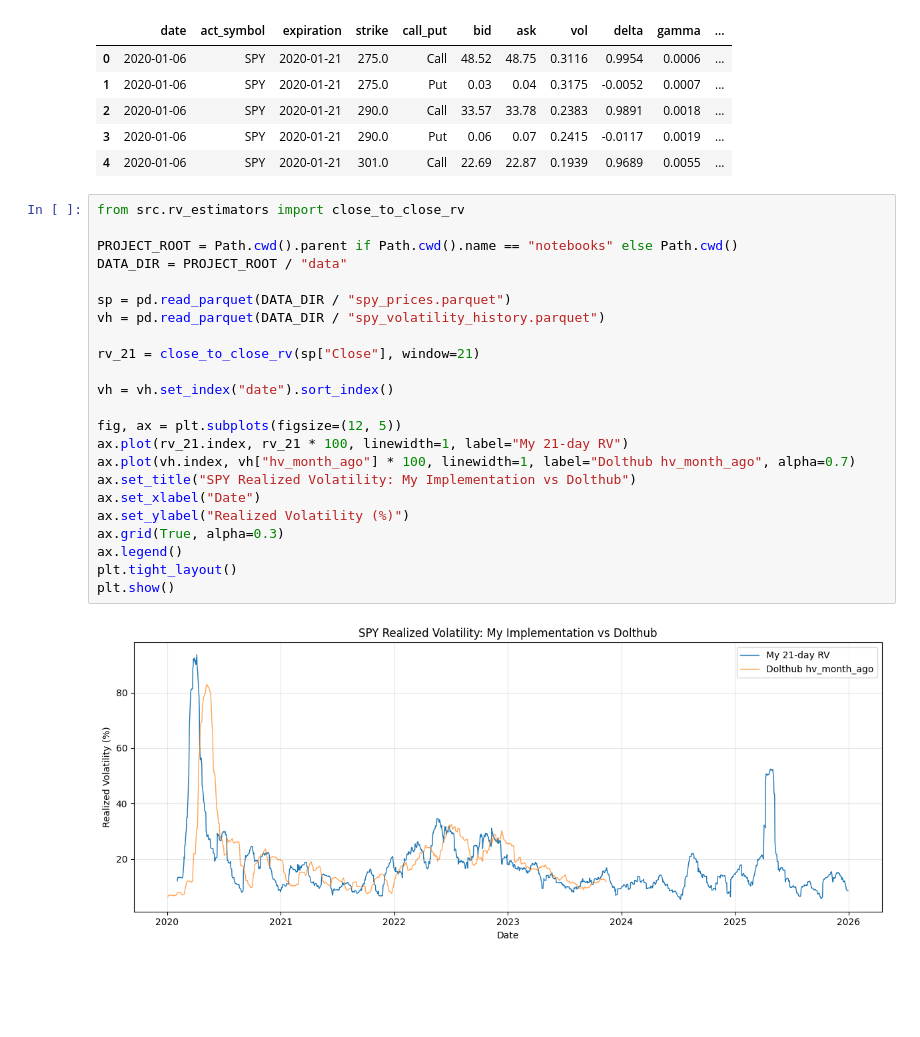
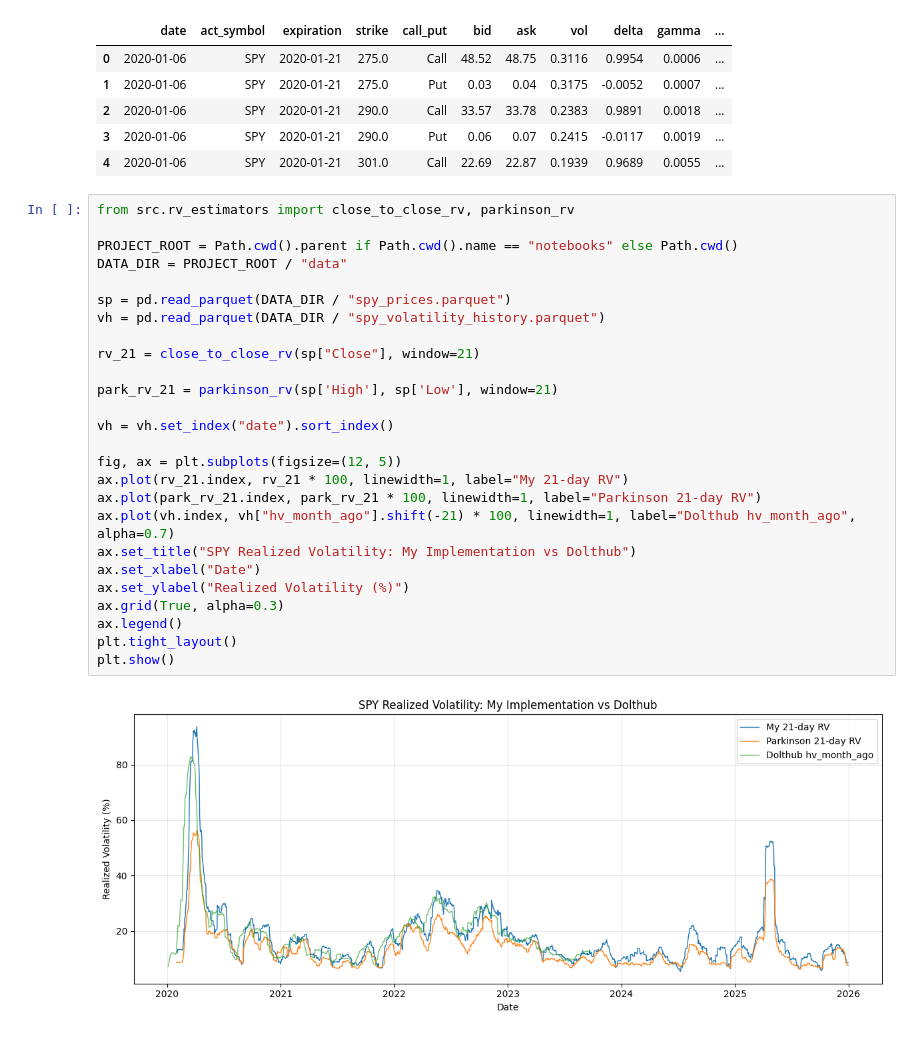
Before and after one commit to ElanPodo/volatility_surface_signals, a Jupyter notebook: notebooks/01_data_exploration.ipynb, the cells around one changed output. Saved outputs shown, nothing was run; the diff lists cells and outputs as text; blank space fills up the shorter version.

Commit message:
Add Parkinson RV estimator to notebook and streamlit app

```diff
--- a/notebooks/01_data_exploration.ipynb
+++ b/notebooks/01_data_exploration.ipynb
@@ -71,27 +75,30 @@ merged.head()
 | 3 | 2020-01-06 | SPY | 2020-01-21 | 290.0 | Put | 0.06 | 0.07 | 0.2415 | -0.0117 | 0.0019 | ... |
 | 4 | 2020-01-06 | SPY | 2020-01-21 | 301.0 | Call | 22.69 | 22.87 | 0.1939 | 0.9689 | 0.0055 | ... |
 # %%
-from src.rv_estimators import close_to_close_rv
+from src.rv_estimators import close_to_close_rv, parkinson_rv
 
 PROJECT_ROOT = Path.cwd().parent if Path.cwd().name == "notebooks" else Path.cwd()
 DATA_DIR = PROJECT_ROOT / "data"
 
 sp = pd.read_parquet(DATA_DIR / "spy_prices.parquet")
 vh = pd.read_parquet(DATA_DIR / "spy_volatility_history.parquet")
 
 rv_21 = close_to_close_rv(sp["Close"], window=21)
 
+park_rv_21 = parkinson_rv(sp['High'], sp['Low'], window=21)
+
 vh = vh.set_index("date").sort_index()
 
 fig, ax = plt.subplots(figsize=(12, 5))
 ax.plot(rv_21.index, rv_21 * 100, linewidth=1, label="My 21-day RV")
-ax.plot(vh.index, vh["hv_month_ago"] * 100, linewidth=1, label="Dolthub hv_month_ago", alpha=0.7)
+ax.plot(park_rv_21.index, park_rv_21 * 100, linewidth=1, label="Parkinson 21-day RV")
+ax.plot(vh.index, vh["hv_month_ago"].shift(-21) * 100, linewidth=1, label="Dolthub hv_month_ago", alpha=0.7)
 ax.set_title("SPY Realized Volatility: My Implementation vs Dolthub")
 ax.set_xlabel("Date")
 ax.set_ylabel("Realized Volatility (%)")
 ax.grid(True, alpha=0.3)
 ax.legend()
 plt.tight_layout()
 plt.show()
 # %% [output]
-[figure, old version]
+[figure, new version]
```
Also changed, not shown: parts of 1 cell of this notebook, 9 other files.
